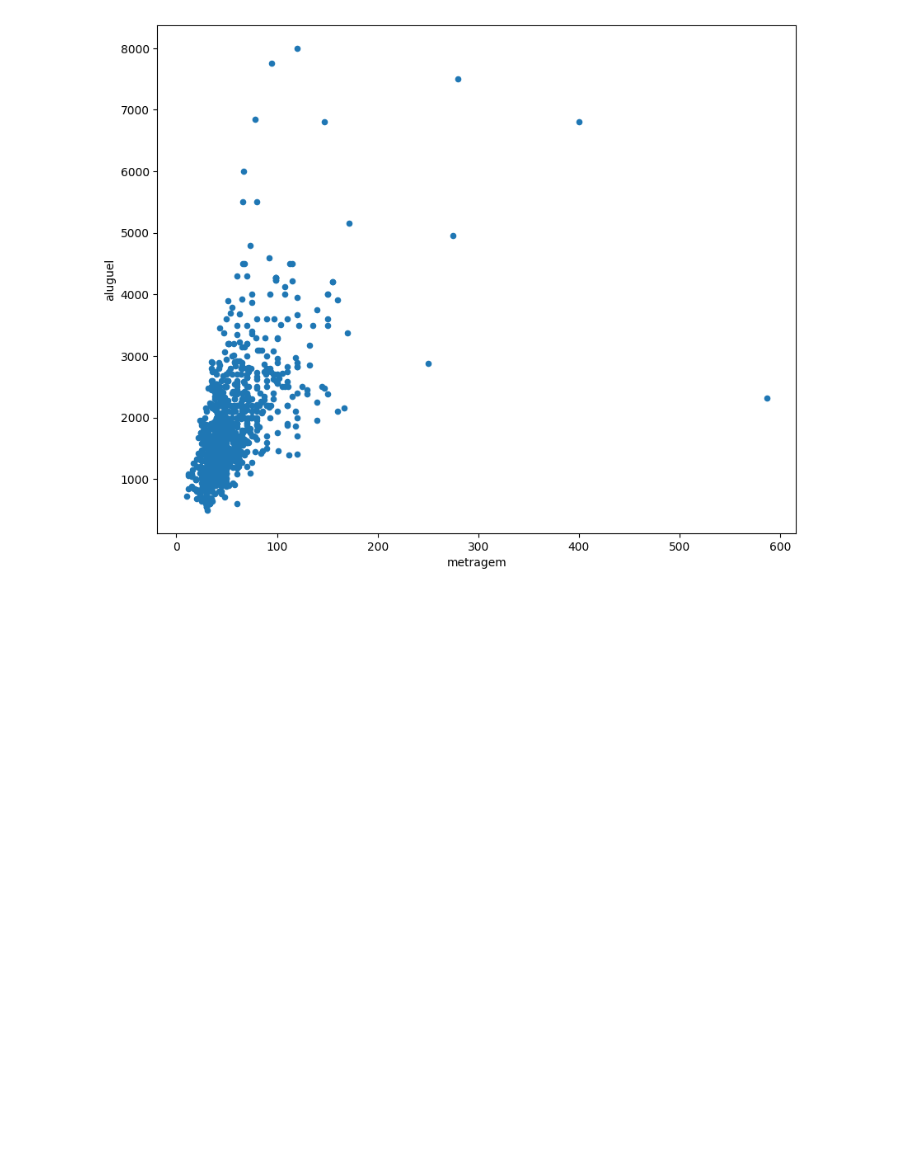
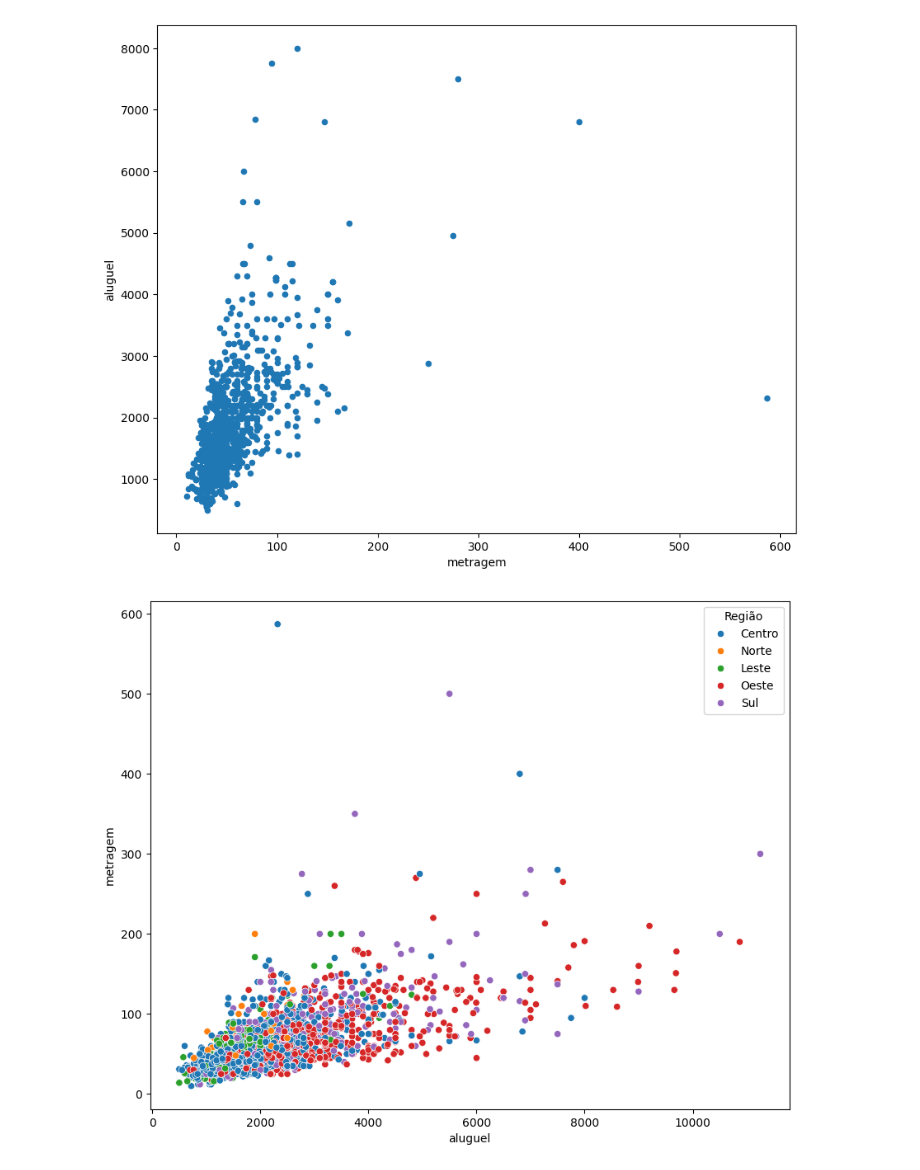
Before and after one commit to abilioepalanga/Market-Value-Predictor-Airbnb, a Jupyter notebook: main.ipynb, the cells around one changed output. Drawn from its saved outputs; the diff is of its cells as text; code cells hidden in the pictures; blank space fills up the shorter version.

Commit message:
Plotanto todas as regiões no mesmo gráfico

```diff
--- a/main.ipynb
+++ b/main.ipynb
@@ -1125,3 +1125,10 @@ basemarged[basemarged.Região== 'Centro'].plot.scatter(y='aluguel', x='metragem'
 # %% [output]
 <Axes: xlabel='metragem', ylabel='aluguel'>
 [figure]
+# %%
+#Plotanto todas as regiões no mesmo gráfico
+plt.figure(figsize=(10,8))
+sns.scatterplot(x='aluguel', y='metragem', hue='Região', data=basemarged)
+plt.show()
+# %% [output]
+[figure, added]
```
